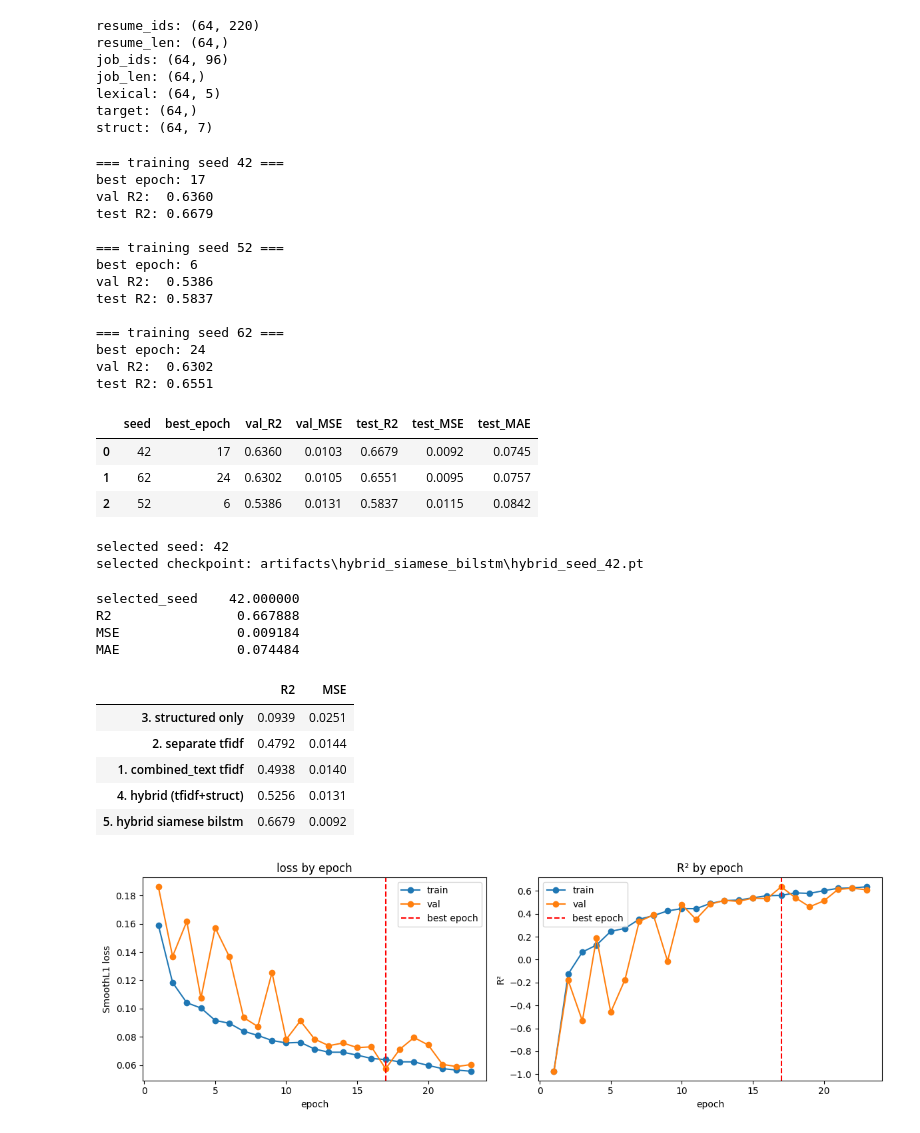
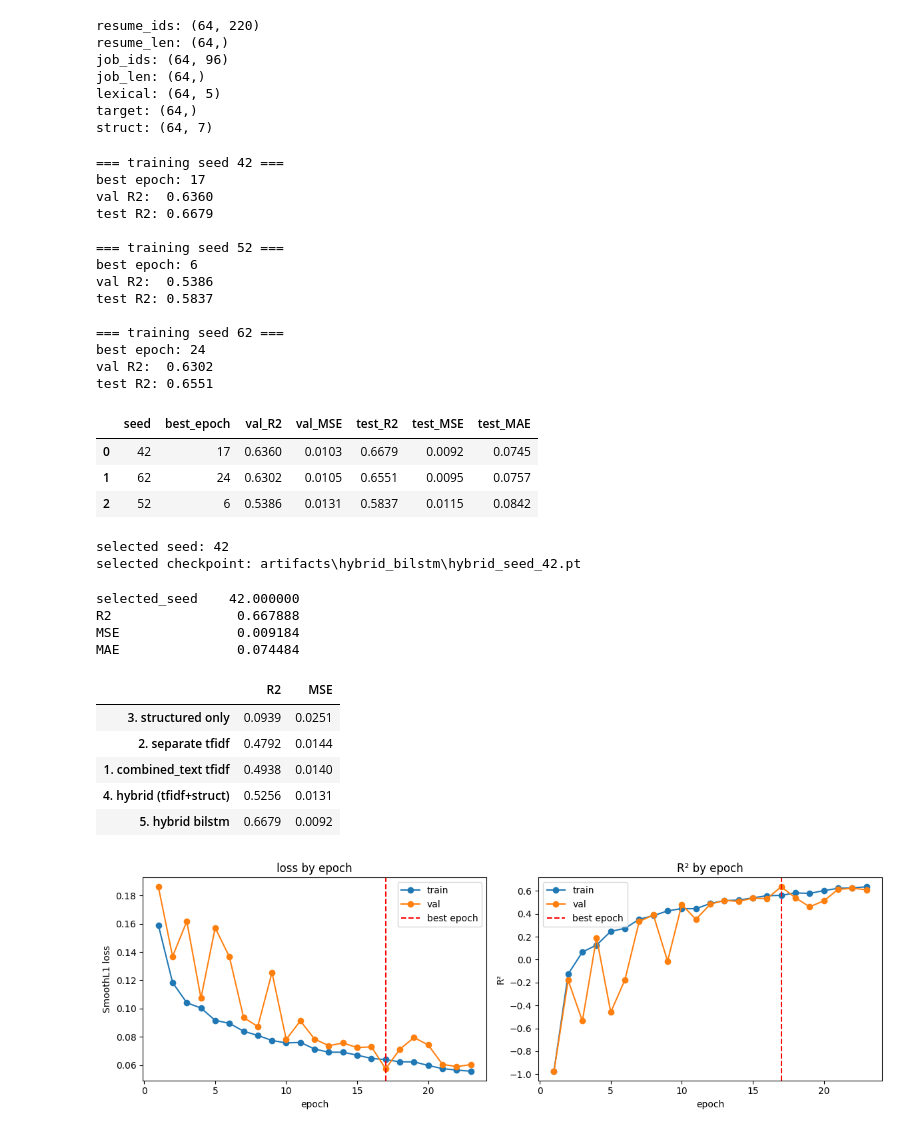
Before and after one commit to aidanessig/4120-initial-investigation, a Jupyter notebook: lstm/bilstm_hybrid_experiment.ipynb, the cells around one changed output. Drawn from its saved outputs; the diff is of its cells as text; code cells hidden in the pictures.

```diff
--- a/lstm/bilstm_hybrid_experiment.ipynb
+++ b/lstm/bilstm_hybrid_experiment.ipynb
@@ -165,7 +165,7 @@ def run_one_seed(seed):
     set_seed(seed)
     train_loader, val_loader, test_loader = make_dataloaders()
 
-    model = HybridSiameseBiLSTMRegressor(
+    model = HybridBiLSTMRegressor(
         vocab_size=len(vocab),
         embedding_dim=EMBED_DIM,
         hidden_size=HIDDEN_SIZE,
@@ -275,35 +275,35 @@ test R2: 0.6551
 | 1 | 62 | 24 | 0.6302 | 0.0105 | 0.6551 | 0.0095 | 0.0757 |
 | 2 | 52 | 6 | 0.5386 | 0.0131 | 0.5837 | 0.0115 | 0.0842 |
 selected seed: 42
-selected checkpoint: artifacts\hybrid_siamese_bilstm\hybrid_seed_42.pt
+selected checkpoint: artifacts\hybrid_bilstm\hybrid_seed_42.pt
 # %%
 # compare against prior baselines
 
 results = dict(BASELINE_RESULTS)
-results['5. hybrid siamese bilstm'] = {
+results['5. hybrid bilstm'] = {
     'R2': test_metrics['r2'],
     'MSE': test_metrics['mse'],
 }
 results_df = pd.DataFrame(results).T.sort_values('R2')
 
 print(pd.Series({
     'selected_seed': best_run['seed'],
     'R2': test_metrics['r2'],
     'MSE': test_metrics['mse'],
     'MAE': test_metrics['mae'],
 }).to_string())
 display(results_df.round(4))
 # %% [output]
 selected_seed    42.000000
 R2                0.667888
 MSE               0.009184
 MAE               0.074484
 |  | R2 | MSE |
 | 3. structured only | 0.0939 | 0.0251 |
 | 2. separate tfidf | 0.4792 | 0.0144 |
 | 1. combined_text tfidf | 0.4938 | 0.0140 |
 | 4. hybrid (tfidf+struct) | 0.5256 | 0.0131 |
-| 5. hybrid siamese bilstm | 0.6679 | 0.0092 |
+| 5. hybrid bilstm | 0.6679 | 0.0092 |
 # %%
 # training curves for the selected run
 
```
Also changed, not shown: parts of 3 cells of this notebook, 21 other files.
